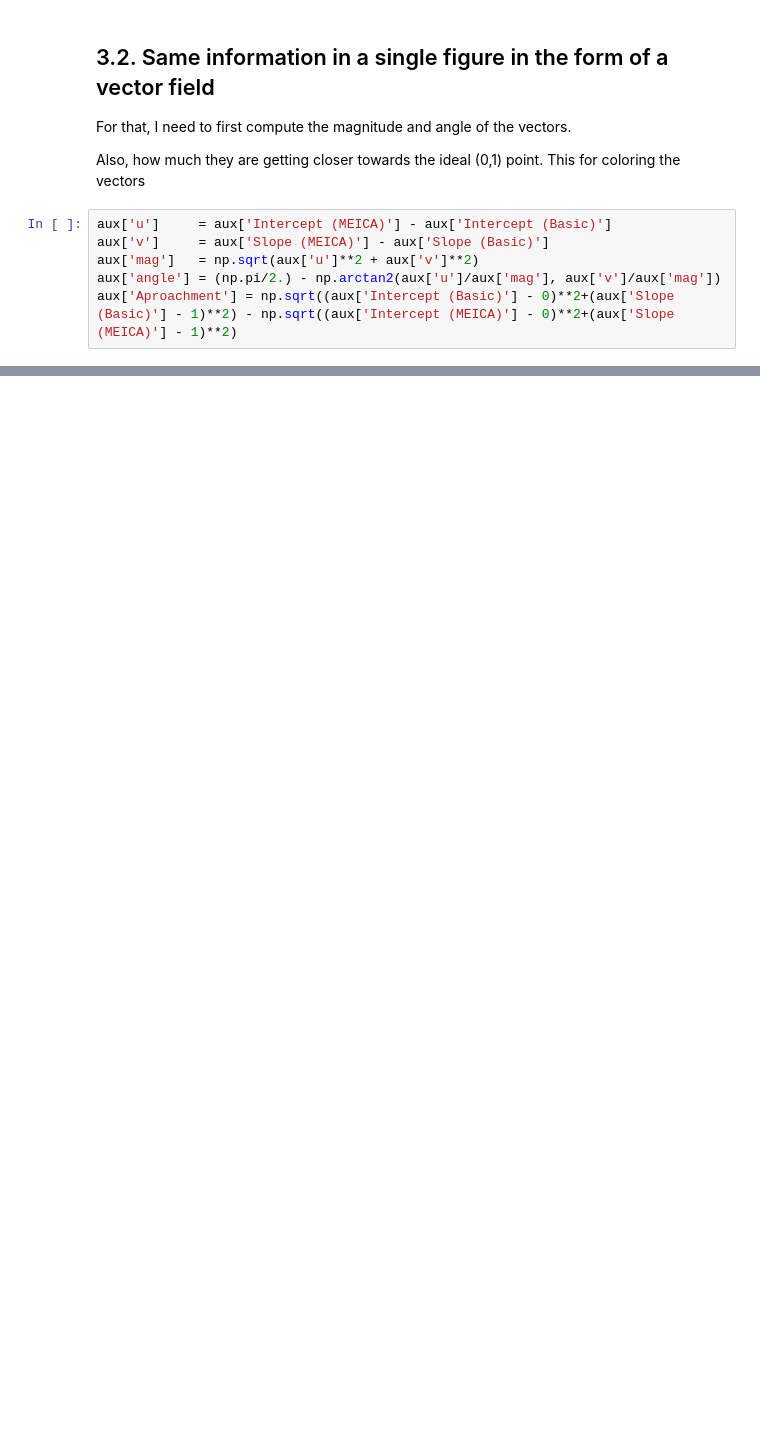
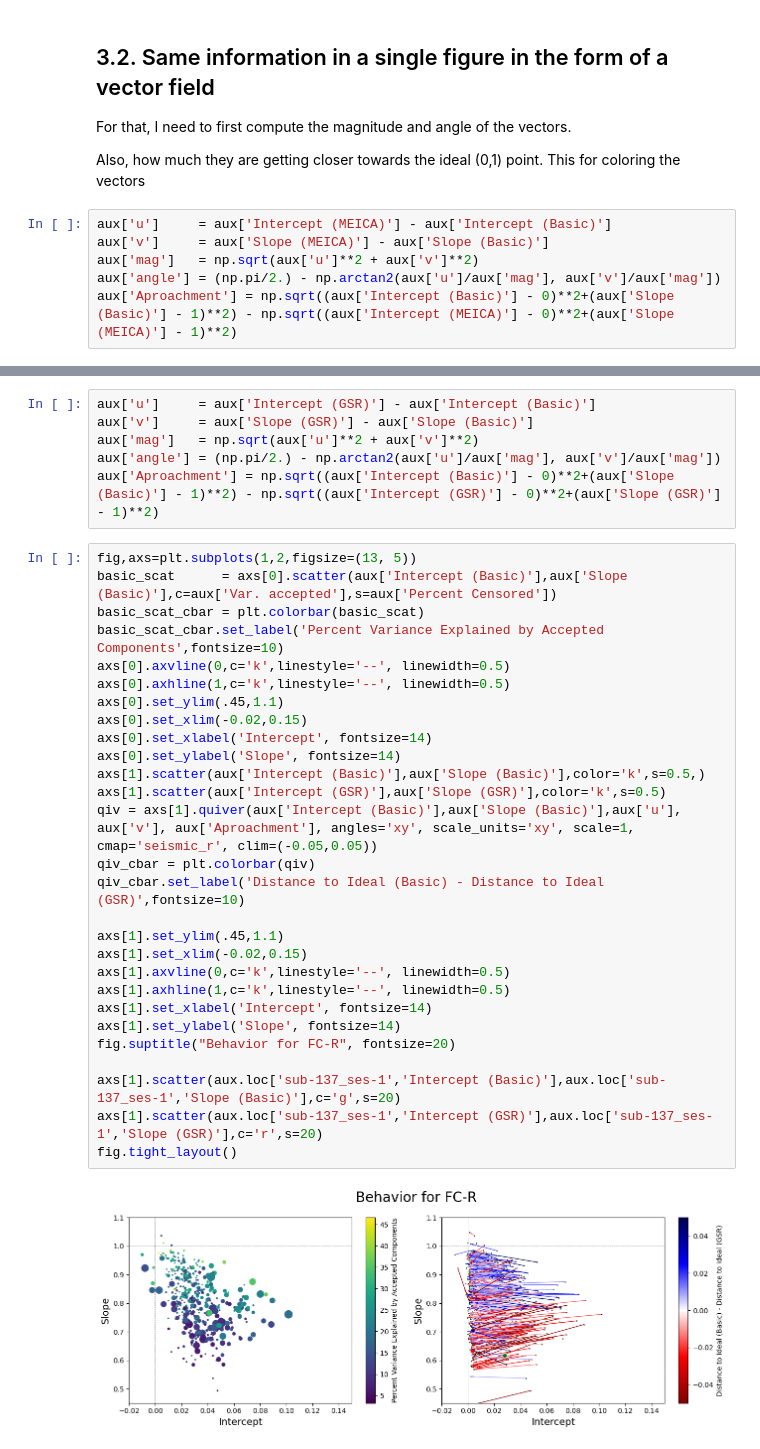
Before and after one commit to javiergcas/me_staticfc, a Jupyter notebook: code/notebooks/OHBM2025_02_MEFC_R_slope_intercept.ipynb, the cells around one changed output, grey strips where cells are left out. Drawn from its saved outputs; the diff is of its cells as text; blank space fills up the shorter version.

Commit message:
Updated notebook for ISMRM abstract figure 2

```diff
--- a/code/notebooks/OHBM2025_02_MEFC_R_slope_intercept.ipynb
+++ b/code/notebooks/OHBM2025_02_MEFC_R_slope_intercept.ipynb
@@ -277,0 +297,36 @@ fig.tight_layout()
+# %%
+aux['u']     = aux['Intercept (GSR)'] - aux['Intercept (Basic)']
+aux['v']     = aux['Slope (GSR)'] - aux['Slope (Basic)']
+aux['mag']   = np.sqrt(aux['u']**2 + aux['v']**2)
+aux['angle'] = (np.pi/2.) - np.arctan2(aux['u']/aux['mag'], aux['v']/aux['mag'])
+aux['Aproachment'] = np.sqrt((aux['Intercept (Basic)'] - 0)**2+(aux['Slope (Basic)'] - 1)**2) - np.sqrt((aux['Intercept (GSR)'] - 0)**2+(aux['Slope (GSR)'] - 1)**2)
+# %%
+fig,axs=plt.subplots(1,2,figsize=(13, 5))
+basic_scat      = axs[0].scatter(aux['Intercept (Basic)'],aux['Slope (Basic)'],c=aux['Var. accepted'],s=aux['Percent Censored'])
+basic_scat_cbar = plt.colorbar(basic_scat)
+basic_scat_cbar.set_label('Percent Variance Explained by Accepted Components',fontsize=10)
+axs[0].axvline(0,c='k',linestyle='--', linewidth=0.5)
+axs[0].axhline(1,c='k',linestyle='--', linewidth=0.5)
+axs[0].set_ylim(.45,1.1)
+axs[0].set_xlim(-0.02,0.15)
+axs[0].set_xlabel('Intercept', fontsize=14)
+axs[0].set_ylabel('Slope', fontsize=14)
+axs[1].scatter(aux['Intercept (Basic)'],aux['Slope (Basic)'],color='k',s=0.5,)
+axs[1].scatter(aux['Intercept (GSR)'],aux['Slope (GSR)'],color='k',s=0.5)
+qiv = axs[1].quiver(aux['Intercept (Basic)'],aux['Slope (Basic)'],aux['u'], aux['v'], aux['Aproachment'], angles='xy', scale_units='xy', scale=1, cmap='seismic_r', clim=(-0.05,0.05))
+qiv_cbar = plt.colorbar(qiv)
+qiv_cbar.set_label('Distance to Ideal (Basic) - Distance to Ideal (GSR)',fontsize=10)
+
+axs[1].set_ylim(.45,1.1)
+axs[1].set_xlim(-0.02,0.15)
+axs[1].axvline(0,c='k',linestyle='--', linewidth=0.5)
+axs[1].axhline(1,c='k',linestyle='--', linewidth=0.5)
+axs[1].set_xlabel('Intercept', fontsize=14)
+axs[1].set_ylabel('Slope', fontsize=14)
+fig.suptitle("Behavior for FC-R", fontsize=20)
+
+axs[1].scatter(aux.loc['sub-137_ses-1','Intercept (Basic)'],aux.loc['sub-137_ses-1','Slope (Basic)'],c='g',s=20)
+axs[1].scatter(aux.loc['sub-137_ses-1','Intercept (GSR)'],aux.loc['sub-137_ses-1','Slope (GSR)'],c='r',s=20)
+fig.tight_layout()
+# %% [output]
+[figure, added]
```
Also changed, not shown: parts of 14 cells of this notebook, 1 other file.
